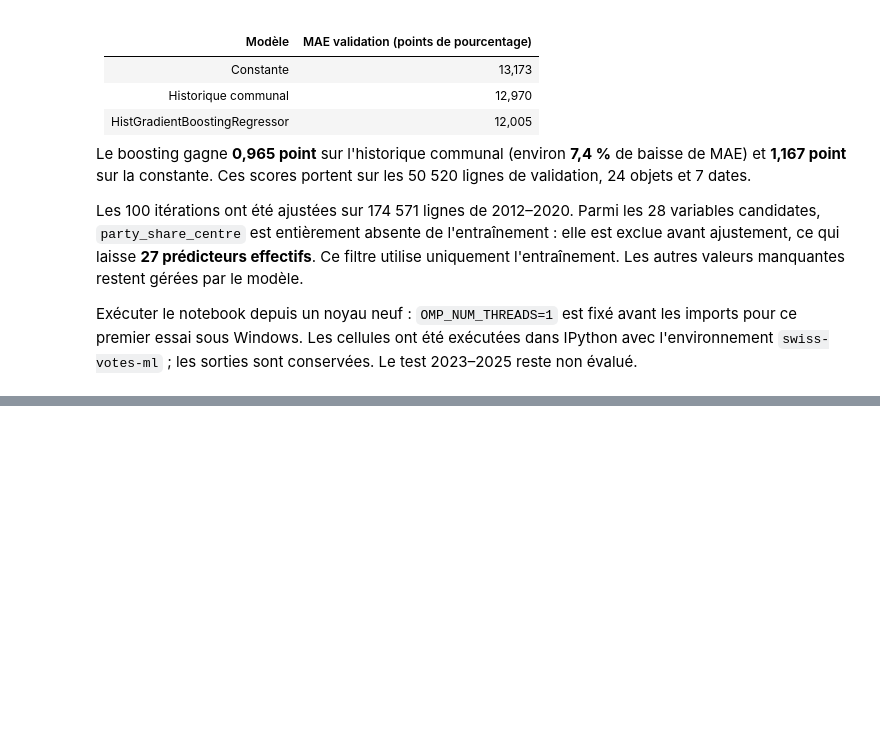
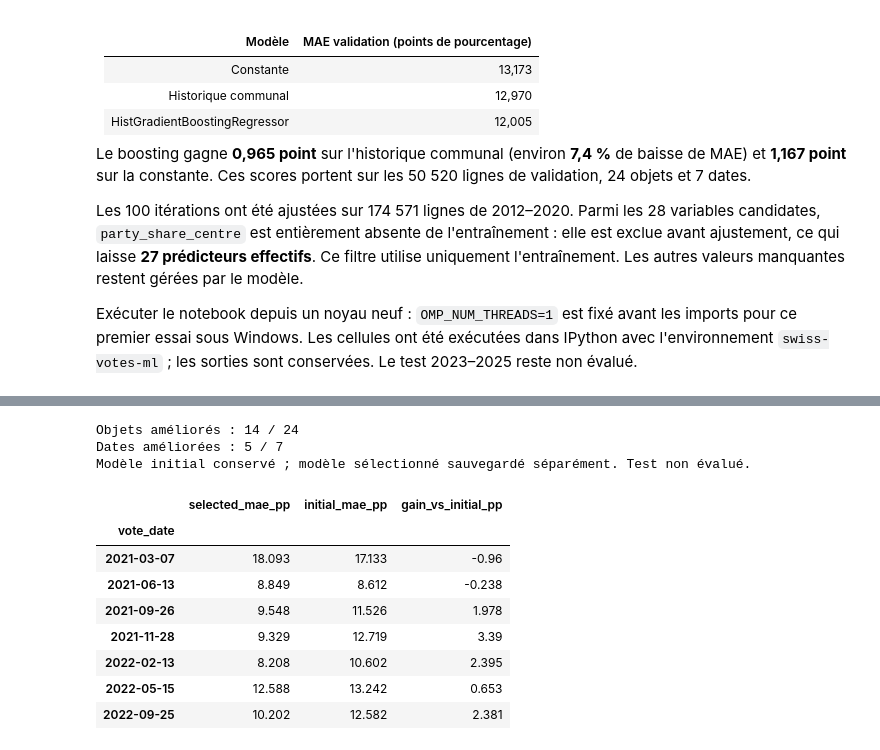
Before and after one commit to VictorGTheCoder/GML-Swiss-Voting, a Jupyter notebook: notebooks/modeling/01_hist_gradient_boosting.ipynb, the cells around one changed output, grey strips where cells are left out. Cells and saved outputs as stored; diff of their text form; code cells hidden in the pictures; blank space fills up the shorter version.

```diff
--- a/notebooks/modeling/01_hist_gradient_boosting.ipynb
+++ b/notebooks/modeling/01_hist_gradient_boosting.ipynb
@@ -475,0 +778,56 @@ Exécuter le notebook depuis un noyau neuf : `OMP_NUM_THREADS=1` est fixé avant
+# %%
+tuning_details = tuning_validation[["municipality_id", "vote_id", "vote_date", "yes_share"]].copy()
+for name, prediction in candidate_predictions.items():
+    tuning_details[name] = prediction
+tuning_details["selected_error_pp"] = np.abs(tuning_details[selected_name] - tuning_details.yes_share) * 100
+tuning_details["initial_error_pp"] = np.abs(tuning_details.initial - tuning_details.yes_share) * 100
+by_object_tuning = tuning_details.groupby(["vote_id", "vote_date"]).agg(
+    selected_mae_pp=("selected_error_pp", "mean"), initial_mae_pp=("initial_error_pp", "mean"),
+)
+by_date_tuning = tuning_details.groupby("vote_date").agg(
+    selected_mae_pp=("selected_error_pp", "mean"), initial_mae_pp=("initial_error_pp", "mean"),
+)
+for frame in (by_object_tuning, by_date_tuning):
+    frame["gain_vs_initial_pp"] = frame.initial_mae_pp - frame.selected_mae_pp
+display(by_date_tuning.round(3))
+selected_manifest = {
+    **original_manifest,
+    "stage": "regularization_validation_selection",
+    "selected_candidate": selected_name,
+    "settings": {**original_manifest["settings"], **candidates.get(selected_name, {})},
+    "training_seconds": float(comparison.loc[selected_name, "training_seconds"]),
+    "selection_rule": "lowest equal-row validation MAE among initial and three prespecified candidates",
+    "validation_mae_pp": float(comparison.loc[selected_name, "validation_mae_pp"]),
+    "candidates": candidates,
+    "objects_improved_vs_initial": int(by_object_tuning.gain_vs_initial_pp.gt(0).sum()),
+    "objects_total": len(by_object_tuning),
+    "dates_improved_vs_initial": int(by_date_tuning.gain_vs_initial_pp.gt(0).sum()),
+    "dates_total": len(by_date_tuning),
+    "test_evaluated": False,
+}
+# Le comptage de bornage du premier essai ne décrit pas le nouveau modèle.
+selected_raw = fitted_candidates[selected_name].predict(tuning_X_validation)
+selected_manifest["clipped_validation_predictions"] = int(((selected_raw < 0) | (selected_raw > 1)).sum())
+selected_manifest["iterations"] = int(fitted_candidates[selected_name].named_steps["regressor"].n_iter_)
+(tuning_dir / "selected_manifest.json").write_text(json.dumps(selected_manifest, ensure_ascii=False, indent=2), encoding="utf-8")
+tuning_details.to_parquet(tuning_dir / "validation_predictions.parquet", index=False)
+by_object_tuning.to_csv(tuning_dir / "validation_by_object.csv")
+by_date_tuning.to_csv(tuning_dir / "validation_by_date.csv")
+joblib.dump({"pipeline": fitted_candidates[selected_name], "features": original["features"], "manifest": selected_manifest},
+            ROOT / "models/hist_gradient_boosting/selected_regularization.joblib")
+print("Objets améliorés :", selected_manifest["objects_improved_vs_initial"], "/", len(by_object_tuning))
+print("Dates améliorées :", selected_manifest["dates_improved_vs_initial"], "/", len(by_date_tuning))
+print("Modèle initial conservé ; modèle sélectionné sauvegardé séparément. Test non évalué.")
+# %% [output]
+Objets améliorés : 14 / 24
+Dates améliorées : 5 / 7
+Modèle initial conservé ; modèle sélectionné sauvegardé séparément. Test non évalué.
+|  | selected_mae_pp | initial_mae_pp | gain_vs_initial_pp |
+| vote_date |  |  |  |
+| 2021-03-07 | 18.093 | 17.133 | -0.96 |
+| 2021-06-13 | 8.849 | 8.612 | -0.238 |
+| 2021-09-26 | 9.548 | 11.526 | 1.978 |
+| 2021-11-28 | 9.329 | 12.719 | 3.39 |
+| 2022-02-13 | 8.208 | 10.602 | 2.395 |
+| 2022-05-15 | 12.588 | 13.242 | 0.653 |
+| 2022-09-25 | 10.202 | 12.582 | 2.381 |
```
Also changed, not shown: parts of 17 cells of this notebook, 1 other file.
